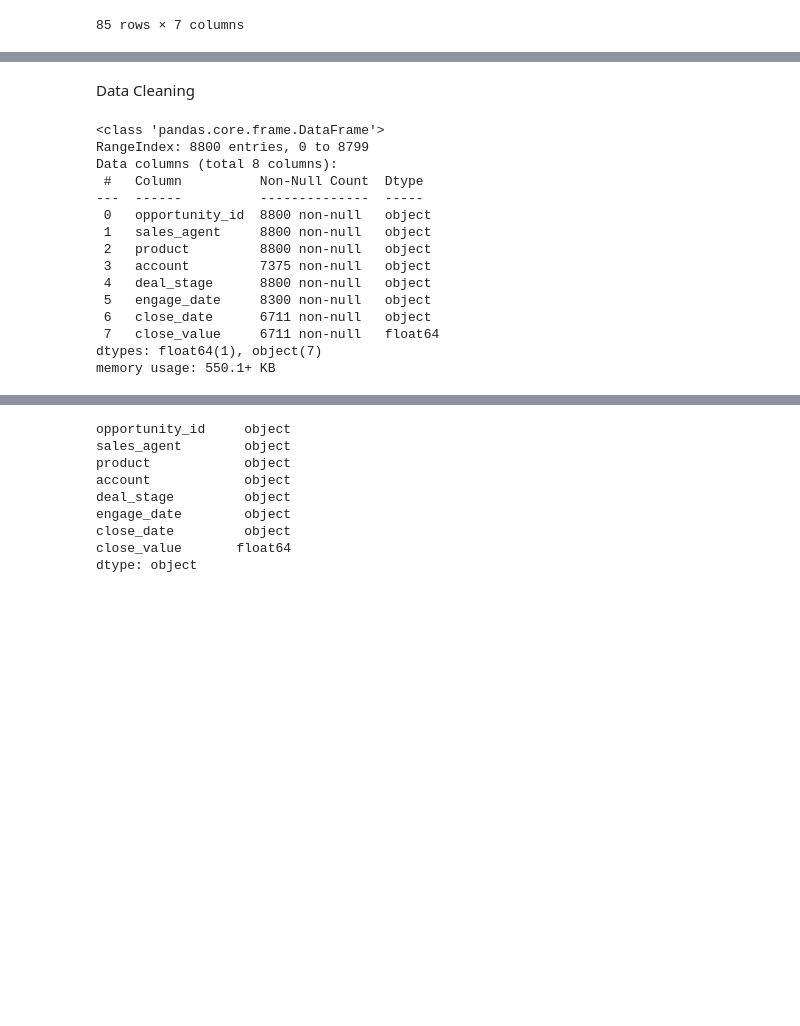
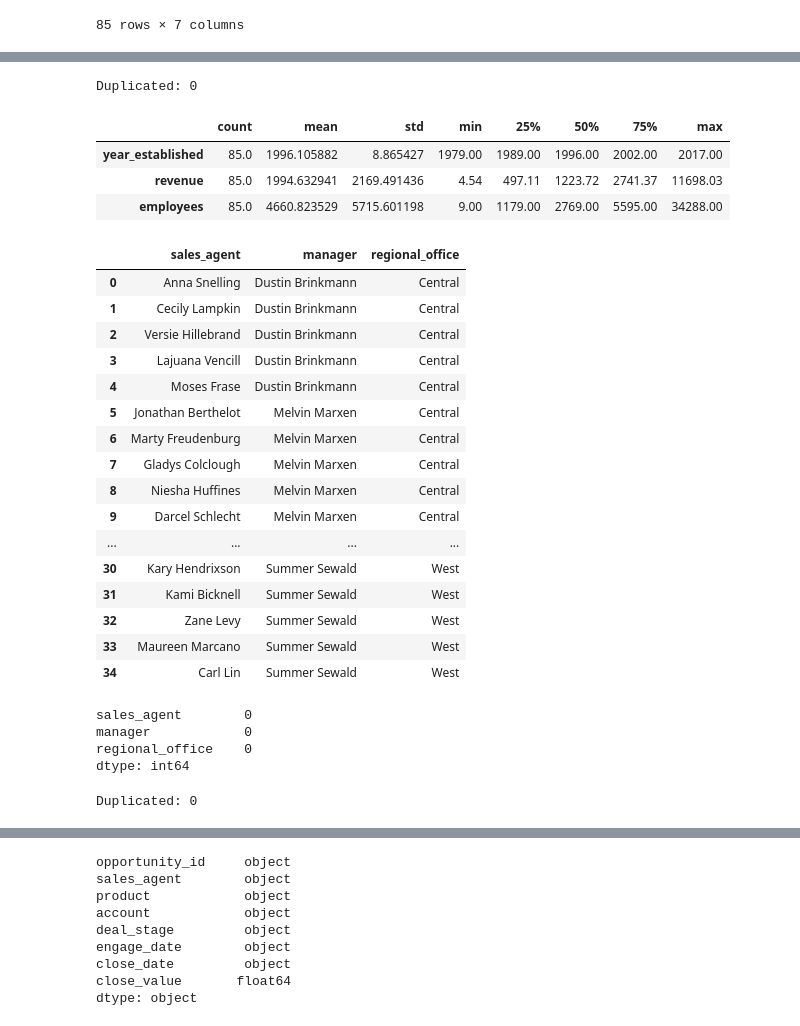
Before and after one commit to HugoRodriguesL/CRM_sales_project, a Jupyter notebook: data_cleaning.ipynb, the cells around one changed output, grey strips where cells are left out. Cells and saved outputs as stored; diff of their text form; code cells hidden in the pictures; blank space fills up the shorter version.

```diff
--- a/data_cleaning.ipynb
+++ b/data_cleaning.ipynb
@@ -35,3 +80,46 @@ df_accounts
+# %%
+print(f'Duplicated: {df_accounts.duplicated().sum()}')
+# %% [output]
+Duplicated: 0
+# %%
+df_accounts.describe().T
+# %% [output]
+|  | count | mean | std | min | 25% | 50% | 75% | max |
+| year_established | 85.0 | 1996.105882 | 8.865427 | 1979.00 | 1989.00 | 1996.00 | 2002.00 | 2017.00 |
+| revenue | 85.0 | 1994.632941 | 2169.491436 | 4.54 | 497.11 | 1223.72 | 2741.37 | 11698.03 |
+| employees | 85.0 | 4660.823529 | 5715.601198 | 9.00 | 1179.00 | 2769.00 | 5595.00 | 34288.00 |
+# %%
+df_team = pd.read_csv('data_files/sales_teams.csv')
+df_team
+# %% [output]
+|  | sales_agent | manager | regional_office |
+| 0 | Anna Snelling | Dustin Brinkmann | Central |
+| 1 | Cecily Lampkin | Dustin Brinkmann | Central |
+| 2 | Versie Hillebrand | Dustin Brinkmann | Central |
+| 3 | Lajuana Vencill | Dustin Brinkmann | Central |
+| 4 | Moses Frase | Dustin Brinkmann | Central |
+| 5 | Jonathan Berthelot | Melvin Marxen | Central |
+| 6 | Marty Freudenburg | Melvin Marxen | Central |
+| 7 | Gladys Colclough | Melvin Marxen | Central |
+| 8 | Niesha Huffines | Melvin Marxen | Central |
+| 9 | Darcel Schlecht | Melvin Marxen | Central |
+| ... | ... | ... | ... |
+| 30 | Kary Hendrixson | Summer Sewald | West |
+| 31 | Kami Bicknell | Summer Sewald | West |
+| 32 | Zane Levy | Summer Sewald | West |
+| 33 | Maureen Marcano | Summer Sewald | West |
+| 34 | Carl Lin | Summer Sewald | West |
+# %%
+df_team.isnull().sum()
+# %% [output]
+sales_agent        0
+manager            0
+regional_office    0
+dtype: int64
+# %%
+print(f'Duplicated: {df_team.duplicated().sum()}')
+# %% [output]
+Duplicated: 0
 # %%
 df_pipeline = pd.read_csv('data_files/sales_pipeline.csv')
 df_pipeline
@@ -49,23 +137,3 @@ df_pipeline
 | 8798 | 18IUIUK0 | Versie Hillebrand | MG Advanced | NaN | Prospecting | NaN | NaN | NaN |
 | 8799 | 8I5ONXJX | Versie Hillebrand | MG Advanced | NaN | Prospecting | NaN | NaN | NaN |
 8800 rows × 8 columns
-# %% [markdown]
-Data Cleaning
-# %%
-df_pipeline.info()
-# %% [output]
-<class 'pandas.core.frame.DataFrame'>
-RangeIndex: 8800 entries, 0 to 8799
-Data columns (total 8 columns):
- #   Column          Non-Null Count  Dtype
----  ------          --------------  -----
- 0   opportunity_id  8800 non-null   object
- 1   sales_agent     8800 non-null   object
- 2   product         8800 non-null   object
- 3   account         7375 non-null   object
- 4   deal_stage      8800 non-null   object
- 5   engage_date     8300 non-null   object
- 6   close_date      6711 non-null   object
- 7   close_value     6711 non-null   float64
-dtypes: float64(1), object(7)
-memory usage: 550.1+ KB
```
Also changed, not shown: parts of 28 cells of this notebook, 3 other files.
